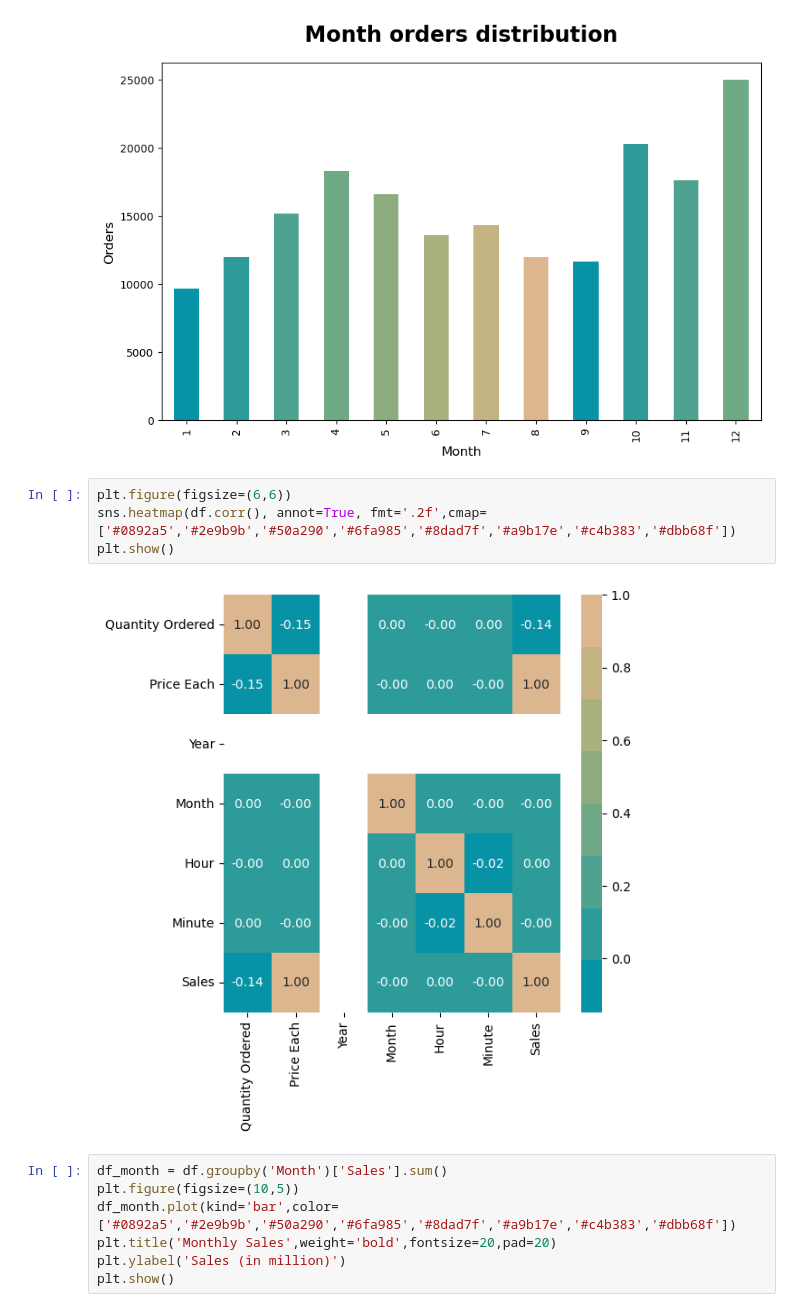
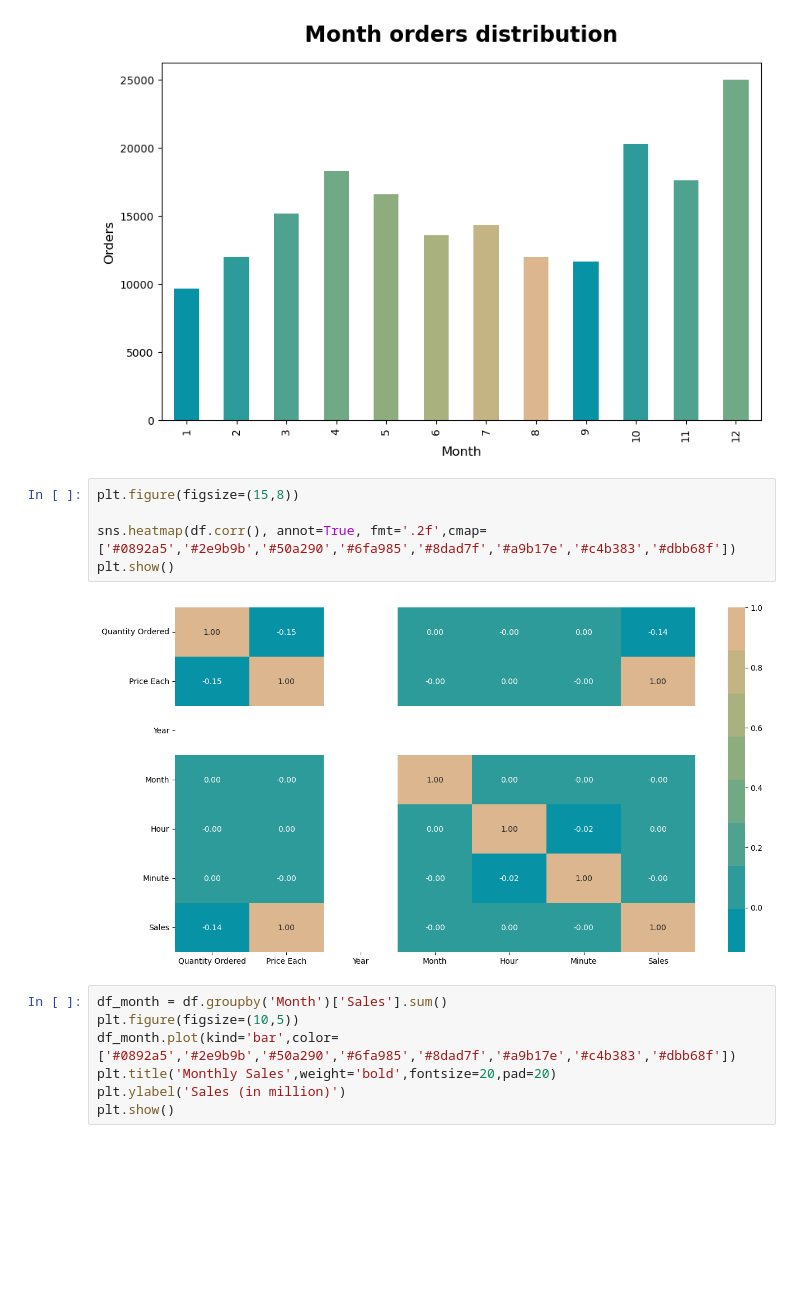
Before and after one commit to gozemallick/Ecosense, a Jupyter notebook: Ecosense.ipynb, the cells around one changed output. Cells and saved outputs as stored; diff of their text form; blank space fills up the shorter version.

```diff
--- a/Ecosense.ipynb
+++ b/Ecosense.ipynb
@@ -210,11 +210,12 @@ plt.show()
 # %% [output]
 [figure]
 # %%
-plt.figure(figsize=(6,6))
+plt.figure(figsize=(15,8))
+
 sns.heatmap(df.corr(), annot=True, fmt='.2f',cmap=['#0892a5','#2e9b9b','#50a290','#6fa985','#8dad7f','#a9b17e','#c4b383','#dbb68f'])
 plt.show()
 # %% [output]
-[figure, old version]
+[figure, new version]
 # %%
 df_month = df.groupby('Month')['Sales'].sum()
 plt.figure(figsize=(10,5))
```
Also changed, not shown: parts of 14 cells of this notebook.
